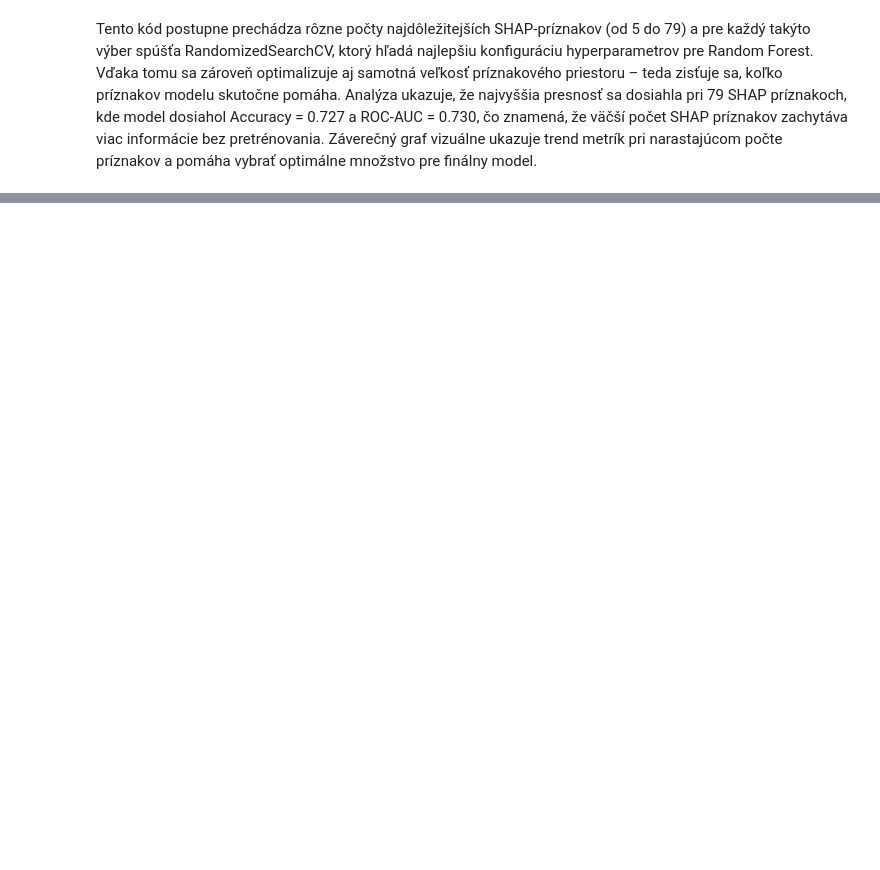
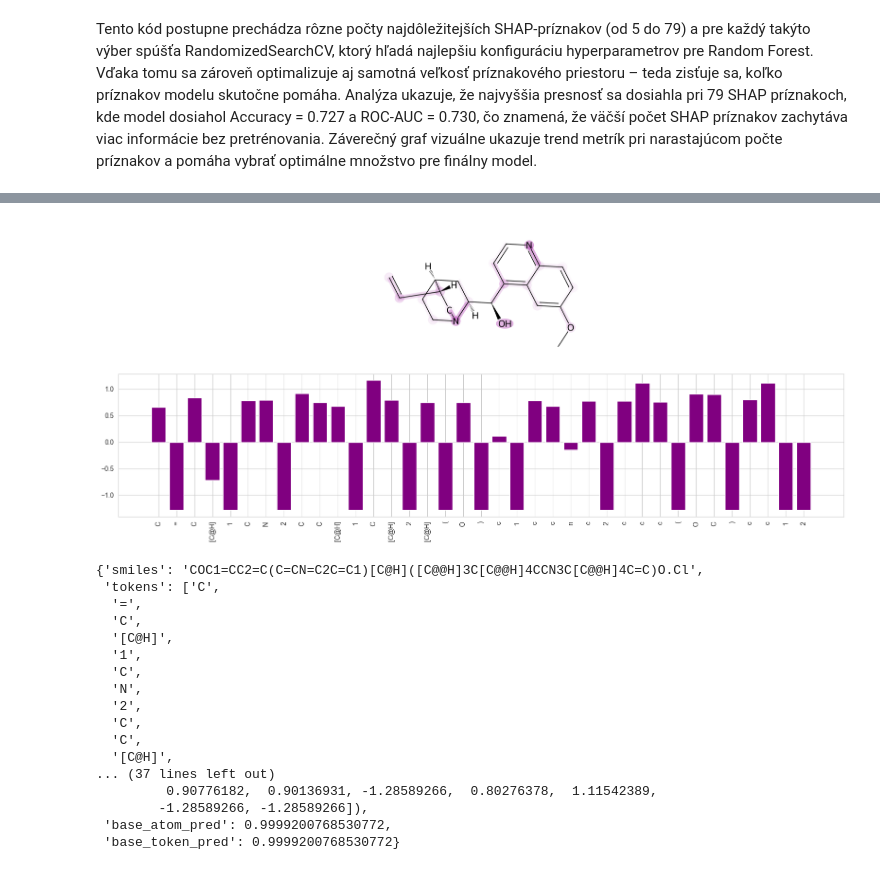
Before and after one commit to erikrogansky/ToxiPred, a Jupyter notebook: RFfp_ds.ipynb, the cells around one changed output, grey strips where cells are left out. Cells and saved outputs as stored; diff of their text form; code cells hidden in the pictures; blank space fills up the shorter version.

```diff
--- a/RFfp_ds.ipynb
+++ b/RFfp_ds.ipynb
@@ -1744,0 +1832,25 @@ print(X_train.iloc[0].values[:10])
+# %%
+best_model = gb_lasso_model
+smiles = dataset_ok.loc[0, "SMILES code"]
+
+result = run_xsmiles_pipeline(best_model, smiles)
+result
+# %% [output]
+[figure, added]
+{'smiles': 'COC1=CC2=C(C=CN=C2C=C1)[C@H]([C@@H]3C[C@@H]4CCN3C[C@@H]4C=C)O.Cl',
+ 'tokens': ['C',
+  '=',
+  'C',
+  '[C@H]',
+  '1',
+  'C',
+  'N',
+  '2',
+  'C',
+  'C',
+  '[C@H]',
+... (37 lines left out)
+         0.90776182,  0.90136931, -1.28589266,  0.80276378,  1.11542389,
+        -1.28589266, -1.28589266]),
+ 'base_atom_pred': 0.9999200768530772,
+ 'base_token_pred': 0.9999200768530772}
```
Also changed, not shown: parts of 26 cells of this notebook, 1 other file.
